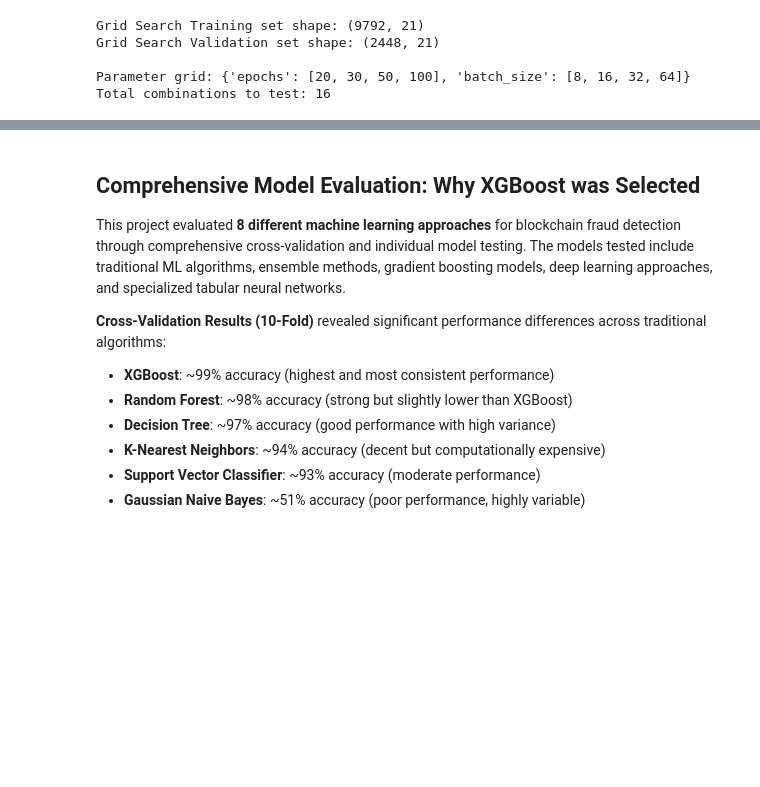
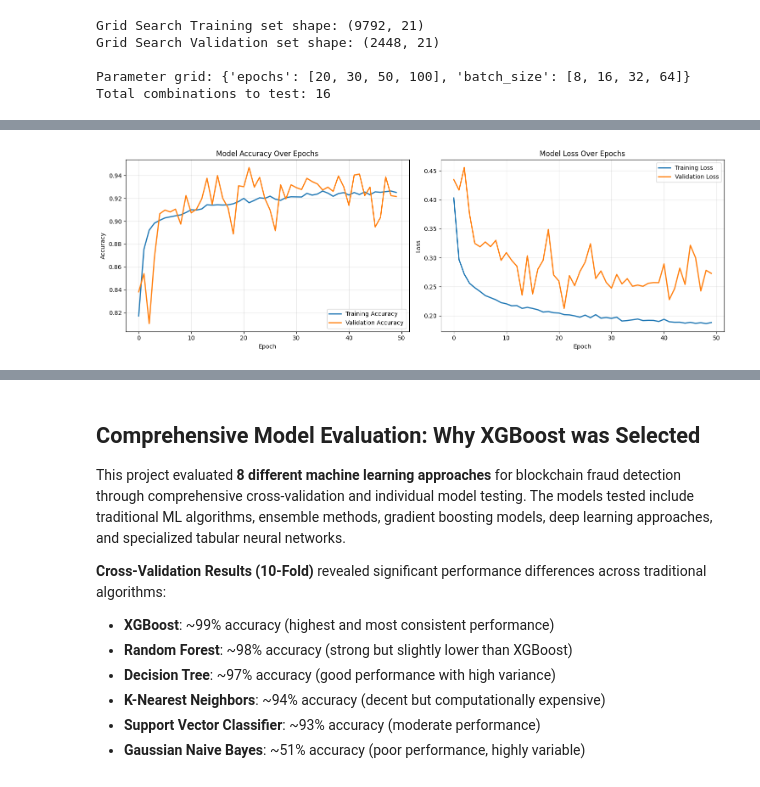
Before and after one commit to samariwa/wallet-detection2, a Jupyter notebook: Abioye.ipynb, the cells around one changed output, grey strips where cells are left out. Cells and saved outputs as stored; diff of their text form; code cells hidden in the pictures; blank space fills up the shorter version.

```diff
--- a/Abioye.ipynb
+++ b/Abioye.ipynb
@@ -781,0 +1114,77 @@ Performing comprehensive hyperparameter optimization for TabNet model to find th
+# %%
+# -------------------------------
+# Training History Visualization
+# -------------------------------
+fig, axes = plt.subplots(1, 2, figsize=(15, 5))
+
+# Plot training and validation accuracy
+axes[0].plot(history.history['accuracy'], label='Training Accuracy', linewidth=2)
+axes[0].plot(history.history['val_accuracy'], label='Validation Accuracy', linewidth=2)
+axes[0].set_title('Model Accuracy Over Epochs')
+axes[0].set_xlabel('Epoch')
+axes[0].set_ylabel('Accuracy')
+axes[0].legend()
+axes[0].grid(True, alpha=0.3)
+
+# Plot training and validation loss
+axes[1].plot(history.history['loss'], label='Training Loss', linewidth=2)
+axes[1].plot(history.history['val_loss'], label='Validation Loss', linewidth=2)
+axes[1].set_title('Model Loss Over Epochs')
+axes[1].set_xlabel('Epoch')
+axes[1].set_ylabel('Loss')
+axes[1].legend()
+axes[1].grid(True, alpha=0.3)
+
+plt.tight_layout()
+plt.show()
+
+# -------------------------------
+# Learning Curve Analysis
+# -------------------------------
+print("=== Training History Analysis ===")
+print(f"Initial Training Accuracy: {history.history['accuracy'][0]:.4f}")
+print(f"Final Training Accuracy: {history.history['accuracy'][-1]:.4f}")
+print(f"Training Accuracy Improvement: {history.history['accuracy'][-1] - history.history['accuracy'][0]:.4f}")
+
+print(f"\nInitial Validation Accuracy: {history.history['val_accuracy'][0]:.4f}")
+print(f"Final Validation Accuracy: {history.history['val_accuracy'][-1]:.4f}")
+print(f"Validation Accuracy Improvement: {history.history['val_accuracy'][-1] - history.history['val_accuracy'][0]:.4f}")
+
+print(f"\nBest Validation Accuracy: {max(history.history['val_accuracy']):.4f}")
+print(f"Best Validation Accuracy Epoch: {history.history['val_accuracy'].index(max(history.history['val_accuracy'])) + 1}")
+
+# Check for overfitting
+final_train_acc = history.history['accuracy'][-1]
+final_val_acc = history.history['val_accuracy'][-1]
+overfitting_gap = final_train_acc - final_val_acc
+
+print(f"\nOverfitting Analysis:")
+print(f"Training-Validation Gap: {overfitting_gap:.4f}")
+if overfitting_gap > 0.05:
+    print("Model shows signs of overfitting (gap > 5%)")
+elif overfitting_gap > 0.02:
+    print("Minor overfitting detected (gap 2-5%)")
+else:
+    print("Model shows good generalization (gap < 2%)")
+
+# -------------------------------
+# Additional Performance Metrics
+# -------------------------------
+
+print(f"\n=== Additional Metrics ===")
+print(f"Balanced Accuracy: {balanced_accuracy_score(y_test, y_pred):.4f}")
+print(f"Matthews Correlation Coefficient: {matthews_corrcoef(y_test, y_pred):.4f}")
+
+# Calculate per-class metrics
+class_report = classification_report(y_test, y_pred, output_dict=True)
+print(f"\nPer-Class Performance:")
+print(f"Legitimate Transactions - Precision: {class_report['0']['precision']:.4f}, Recall: {class_report['0']['recall']:.4f}")
+print(f"Fraudulent Transactions - Precision: {class_report['1']['precision']:.4f}, Recall: {class_report['1']['recall']:.4f}")
+
+# Model complexity analysis
+total_params = model.count_params()
+print(f"\nModel Complexity:")
+print(f"Total Parameters: {total_params:,}")
+print(f"Model Size: {total_params * 4 / (1024**2):.2f} MB (float32)")
+# %% [output]
+[figure, added]
```
Also changed, not shown: parts of 25 cells of this notebook, 5 other files.
